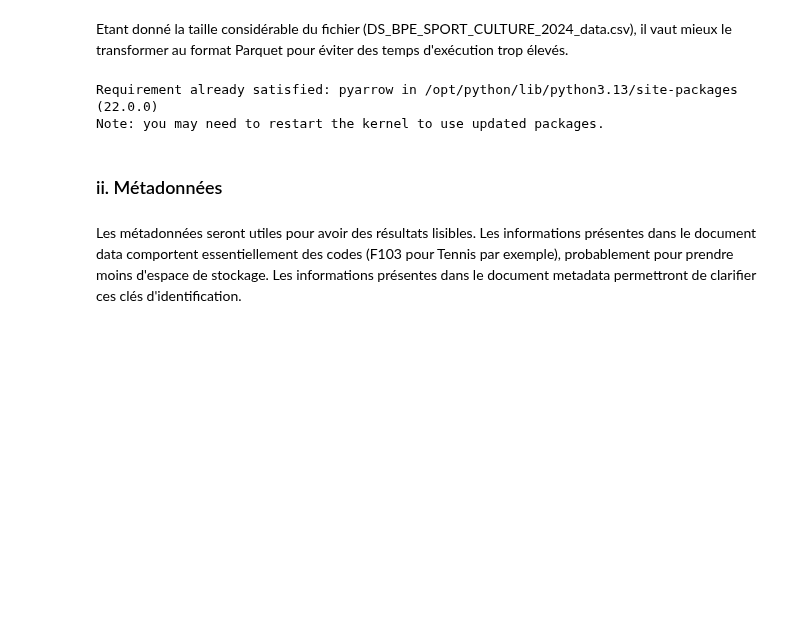
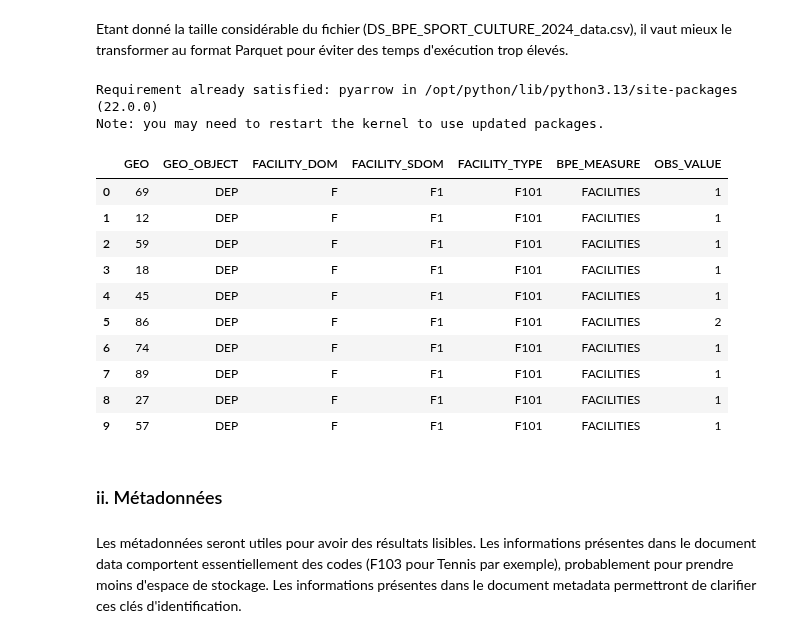
Before and after one commit to heloise1414/Projet-Python-S3, a Jupyter notebook: code/main-clemence.ipynb, the cells around one changed output. Saved outputs shown, nothing was run; the diff lists cells and outputs as text; code cells hidden in the pictures; blank space fills up the shorter version.

```diff
--- a/code/main-clemence.ipynb
+++ b/code/main-clemence.ipynb
@@ -84,7 +84,13 @@ TIME_PERIOD
 2024    1351761
 Name: count, dtype: int64
 # %%
-df_infrastructures_typed = df_infrastructures.copy() #on fait une copie pour garder quelque part les données originales
+cols_kept = [
+    "GEO", "GEO_OBJECT",
+    "FACILITY_DOM", "FACILITY_SDOM", "FACILITY_TYPE",
+    "BPE_MEASURE", "OBS_VALUE"
+]
+
+df_infrastructures_typed = df_infrastructures[cols_kept].copy() #on fait une copie pour garder quelque part les données originales
 df_infrastructures_typed["GEO"] = df_infrastructures_typed["GEO"].astype(str)
 df_infrastructures_typed["GEO_OBJECT"] = df_infrastructures_typed["GEO_OBJECT"].astype(str)
 df_infrastructures_typed["FACILITY_DOM"] = df_infrastructures_typed["FACILITY_DOM"].astype(str)
@@ -101,10 +107,24 @@ Note: you may need to restart the kernel to use updated packages.
 # %%
 df_infrastructures_typed.to_parquet(
     "s3://clemencelucas/projet_python_vote_rn/data/intermediate/bpe_parquet_v1",
     engine = "pyarrow",
     index = False,
     partition_cols = 'GEO_OBJECT'
 )
+
+df_infrastructures_typed.head(10)
+# %% [output]
+|  | GEO | GEO_OBJECT | FACILITY_DOM | FACILITY_SDOM | FACILITY_TYPE | BPE_MEASURE | OBS_VALUE |
+| 0 | 69 | DEP | F | F1 | F101 | FACILITIES | 1 |
+| 1 | 12 | DEP | F | F1 | F101 | FACILITIES | 1 |
+| 2 | 59 | DEP | F | F1 | F101 | FACILITIES | 1 |
+| 3 | 18 | DEP | F | F1 | F101 | FACILITIES | 1 |
+| 4 | 45 | DEP | F | F1 | F101 | FACILITIES | 1 |
+| 5 | 86 | DEP | F | F1 | F101 | FACILITIES | 2 |
+| 6 | 74 | DEP | F | F1 | F101 | FACILITIES | 1 |
+| 7 | 89 | DEP | F | F1 | F101 | FACILITIES | 1 |
+| 8 | 27 | DEP | F | F1 | F101 | FACILITIES | 1 |
+| 9 | 57 | DEP | F | F1 | F101 | FACILITIES | 1 |
 # %% [markdown]
 ### ii. Métadonnées
 # %% [markdown]
```
Also changed, not shown: parts of 10 cells of this notebook.
